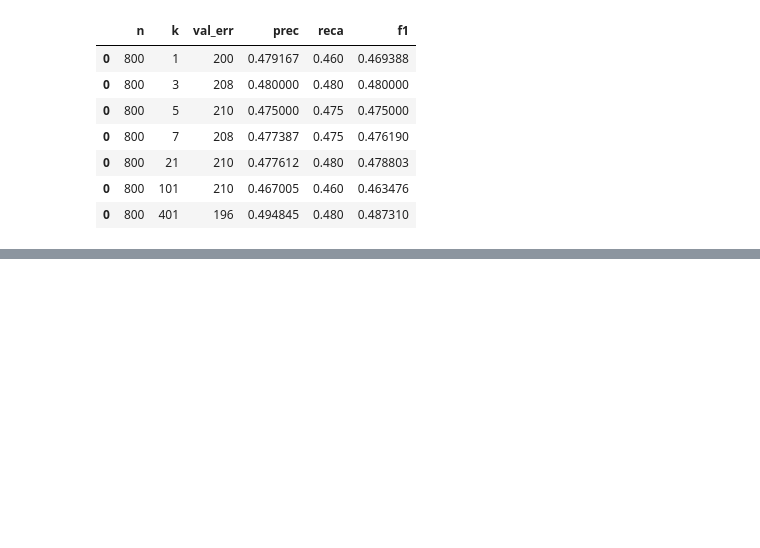
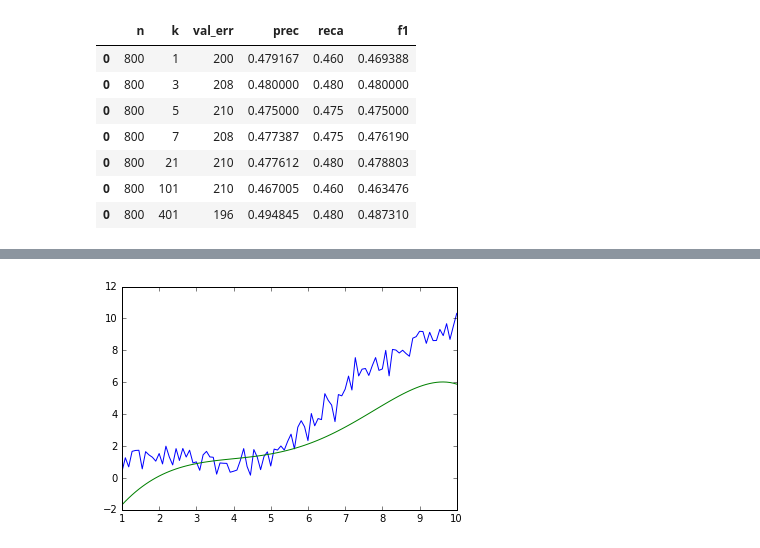
Before and after one commit to abadila/ece521_assignment, a Jupyter notebook: Assignment_1.ipynb, the cells around one changed output, grey strips where cells are left out. Cells and saved outputs as stored; diff of their text form; code cells hidden in the pictures; blank space fills up the shorter version.

```diff
--- a/Assignment_1.ipynb
+++ b/Assignment_1.ipynb
@@ -127,0 +148,54 @@ df_task2
+# %%
+import numpy as np
+import matplotlib.pyplot as plt
+from gradient_descent import gradient_descent
+
+
+train_x_1 = np.linspace (1.0 , 10.0 , num =100) [:, np. newaxis]
+train_x_2 = [x**2 for x in train_x_1]
+train_x_3 = [x**3 for x in train_x_1]
+train_x_4 = [x**4 for x in train_x_1]
+train_x_5 = [x**5 for x in train_x_1]
+
+train_mean = np.zeros(5)
+train_mean[0] = np.mean(train_x_1)
+train_mean[1] = np.mean(train_x_2)
+train_mean[2] = np.mean(train_x_3)
+train_mean[3] = np.mean(train_x_4)
+train_mean[4] = np.mean(train_x_5)
+
+train_std = np.zeros(5)
+train_std[0] = np.std(train_x_1)
+train_std[1] = np.std(train_x_2)
+train_std[2] = np.std(train_x_3)
+train_std[3] = np.std(train_x_4)
+train_std[4] = np.std(train_x_5)
+
+train_x_1_n = [(x-train_mean[0])/train_std[0] for x in train_x_1]
+train_x_2_n = [(x-train_mean[1])/train_std[1] for x in train_x_2]
+train_x_3_n = [(x-train_mean[2])/train_std[2] for x in train_x_3]
+train_x_4_n = [(x-train_mean[3])/train_std[3] for x in train_x_4]
+train_x_5_n = [(x-train_mean[4])/train_std[4] for x in train_x_5]
+
+train_x = np.zeros((100,5))
+
+train_x[:, 0] = train_x_1_n
+train_x[:, 1] = train_x_2_n
+train_x[:, 2] = train_x_3_n
+train_x[:, 3] = train_x_4_n
+train_x[:, 4] = train_x_5_n
+
+train_y = np.sin( train_x_1 ) + np.power ( train_x_1 , 2) * 0.1 + np.random .randn (100 , 1) * 0.5
+eta = 0.001
+plt.plot(train_x_1, train_y)
+w = gradient_descent(train_x, train_y, eta)
+train_y_p = np.zeros(100)
+for i in range(0, 100):
+    train_y_p[i] = w[0]
+    for j in range(1, 6):
+        train_y_p[i] = train_y_p[i] + w[j] * ((train_x_1[i] ** j - train_mean[j-1])/train_std[j-1])
+
+plt.plot(train_x_1, train_y_p)
+plt.show()
+# %% [output]
+[figure, added]
```
Also changed, not shown: parts of 17 cells of this notebook.
